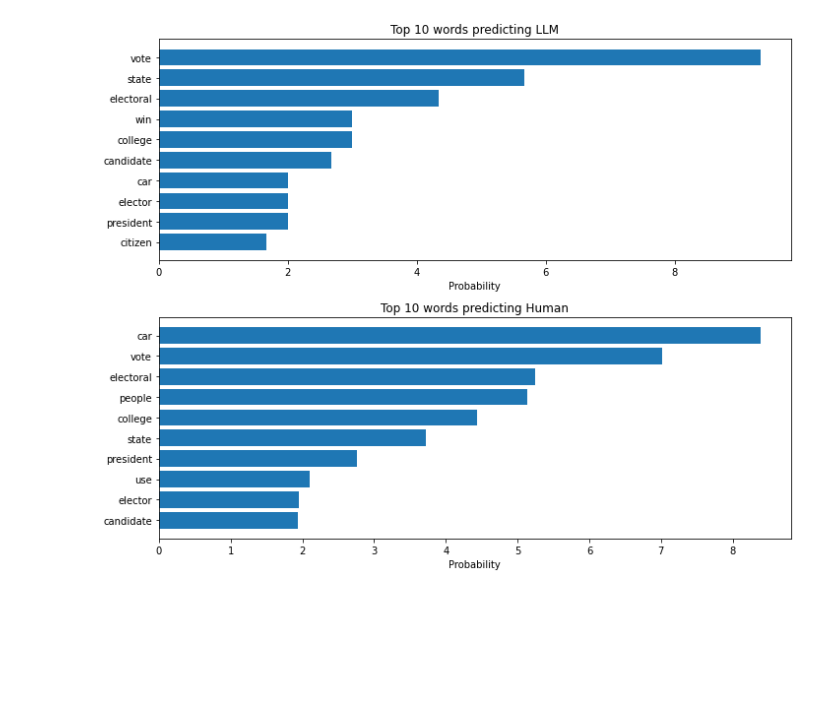
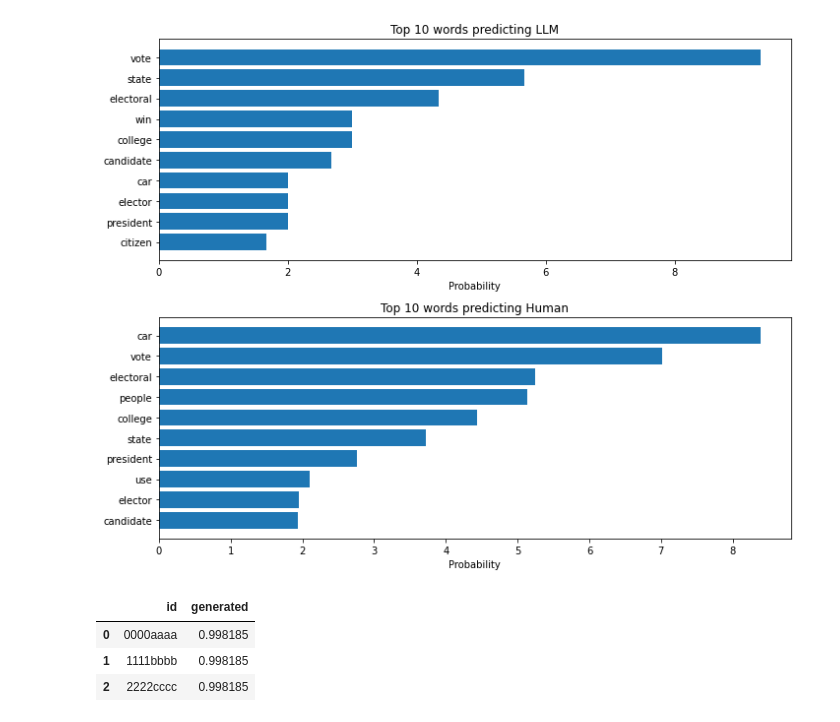
Before and after one commit to vinnichowdary/LLM---Detect-AI-Generated-Text, a Jupyter notebook: Essay_Generated_BY_AI_OR_Human.ipynb, the cells around one changed output. Cells and saved outputs as stored; diff of their text form; code cells hidden in the pictures; blank space fills up the shorter version.

Commit message:
User can see the final output predection

```diff
--- a/Essay_Generated_BY_AI_OR_Human.ipynb
+++ b/Essay_Generated_BY_AI_OR_Human.ipynb
@@ -263,3 +264,18 @@ plt.tight_layout()
 plt.show()
 # %% [output]
 [figure]
+# %%
+submit = pd.read_csv('llm-detect-ai-generated-text/sample_submission.csv')
+
+# custom_nb_classifier is the trained Naive Bayes classifier
+for i in range(len(submit)):
+    output_arr = custom_nb_classifier.predict_proba(test_vec[i])
+    submit.iloc[i, 1] = output_arr[0][0]
+
+submit.to_csv('submission.csv', index=False)
+submit.head()
+# %% [output]
+|  | id | generated |
+| 0 | 0000aaaa | 0.998185 |
+| 1 | 1111bbbb | 0.998185 |
+| 2 | 2222cccc | 0.998185 |
```
Also changed, not shown: parts of 3 cells of this notebook.
